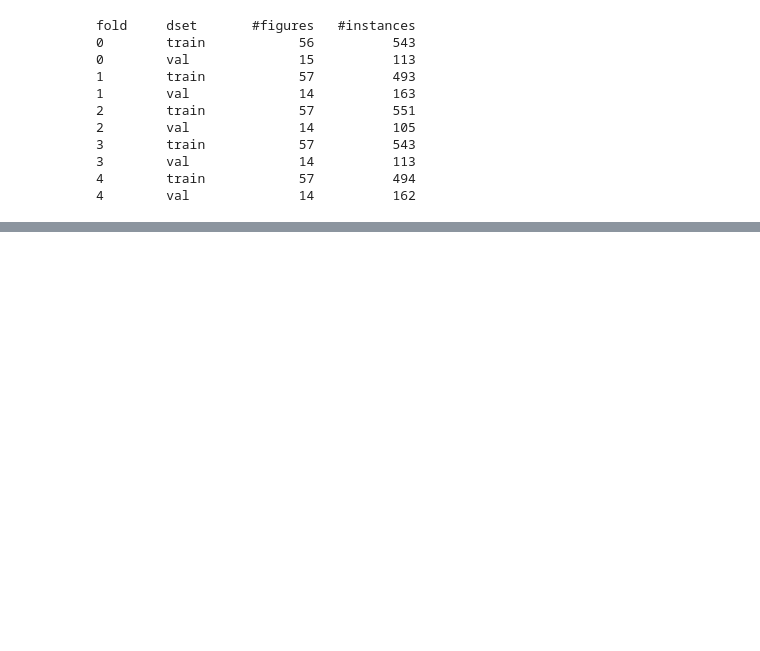
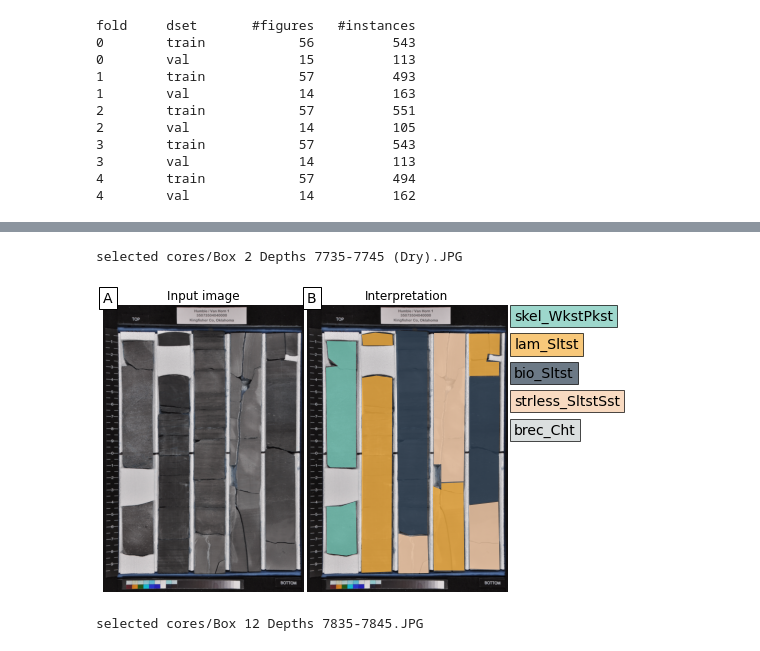
Before and after one commit to raplima/2020_cores_auto, a Jupyter notebook: scripts/eval.ipynb, the cells around one changed output, grey strips where cells are left out. Saved outputs shown, nothing was run; the diff lists cells and outputs as text; code cells hidden in the pictures; blank space fills up the shorter version.

```diff
--- a/scripts/eval.ipynb
+++ b/scripts/eval.ipynb
@@ -294,0 +450,38 @@ with plt.style.context('seaborn-whitegrid'):
+# %%
+data_dir = 'cores'
+# read the classes dictionary
+json_file = os.path.join(data_dir, "classes.json")
+with open(json_file) as f:
+    classes = json.load(f)
+
+# save a list with same format as function and metadata:
+thing_classes = sorted([it for _, it in classes.items()])
+
+# read the colors dictionary
+json_file = os.path.join(data_dir, "colors_dict.json")
+with open(json_file) as f:
+    patch_dict = json.load(f)
+
+# set the data dictionary
+data_list = get_data_dicts(data_dir, 'cores_fold_0_train.json')
+# %%
+samp = data_list[0]
+print(f"selected {samp['file_name']}")
+im = cv2.imread(samp['file_name'])
+fig = plot_res(samp, im, patch_dict, thing_classes)
+
+fig.tight_layout()
+fig.savefig('example_interpretation_1.pdf', dpi=800)
+# %% [output]
+selected cores/Box 2 Depths 7735-7745 (Dry).JPG
+[figure, added]
+# %%
+samp = data_list[9]
+print(f"selected {samp['file_name']}")
+im = cv2.imread(samp['file_name'])
+fig = plot_res(samp, im, patch_dict, thing_classes)
+
+fig.tight_layout()
+fig.savefig('example_interpretation_2.pdf', dpi=800)
+# %% [output]
+selected cores/Box 12 Depths 7835-7845.JPG
```
Also changed, not shown: parts of 8 cells of this notebook.
